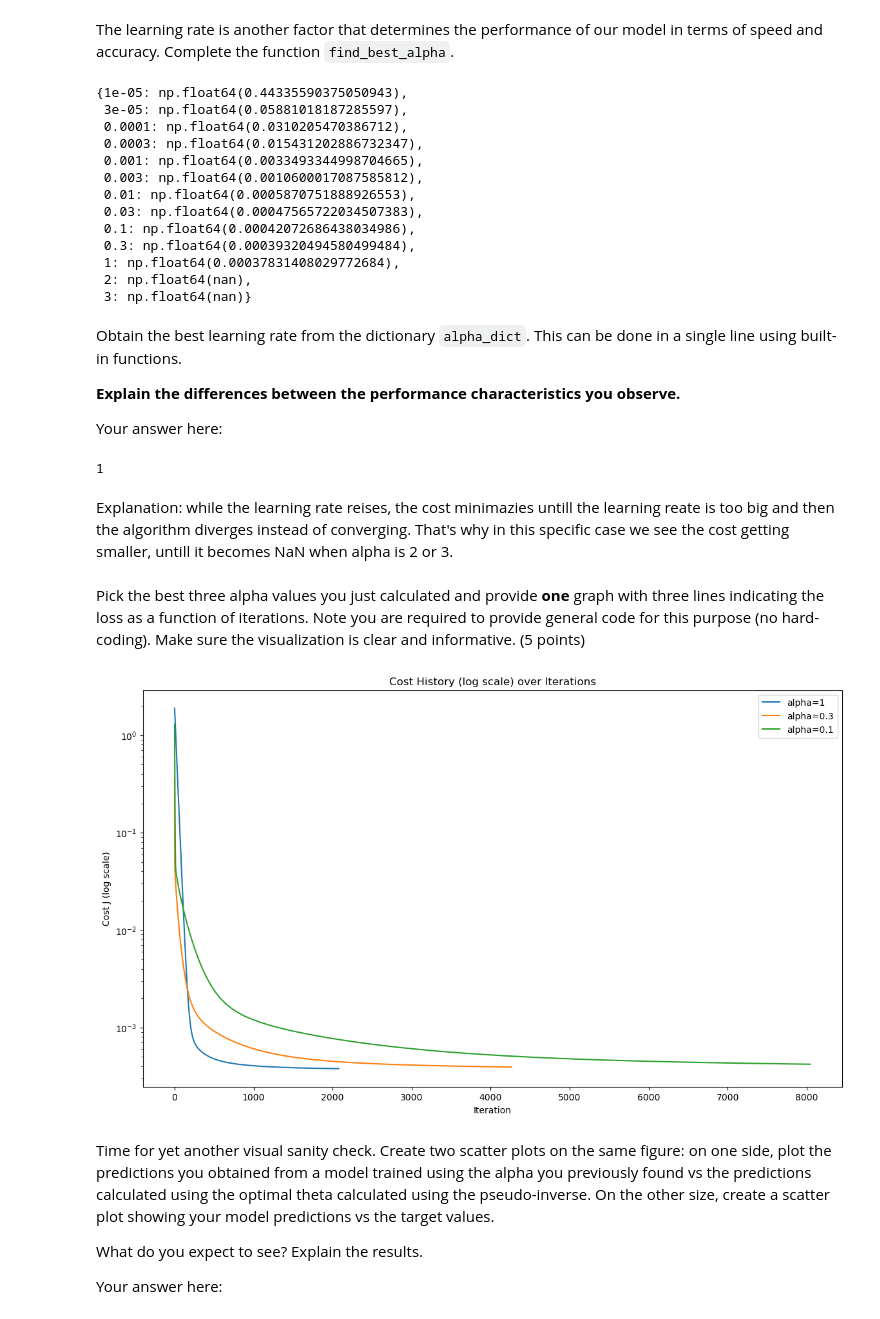
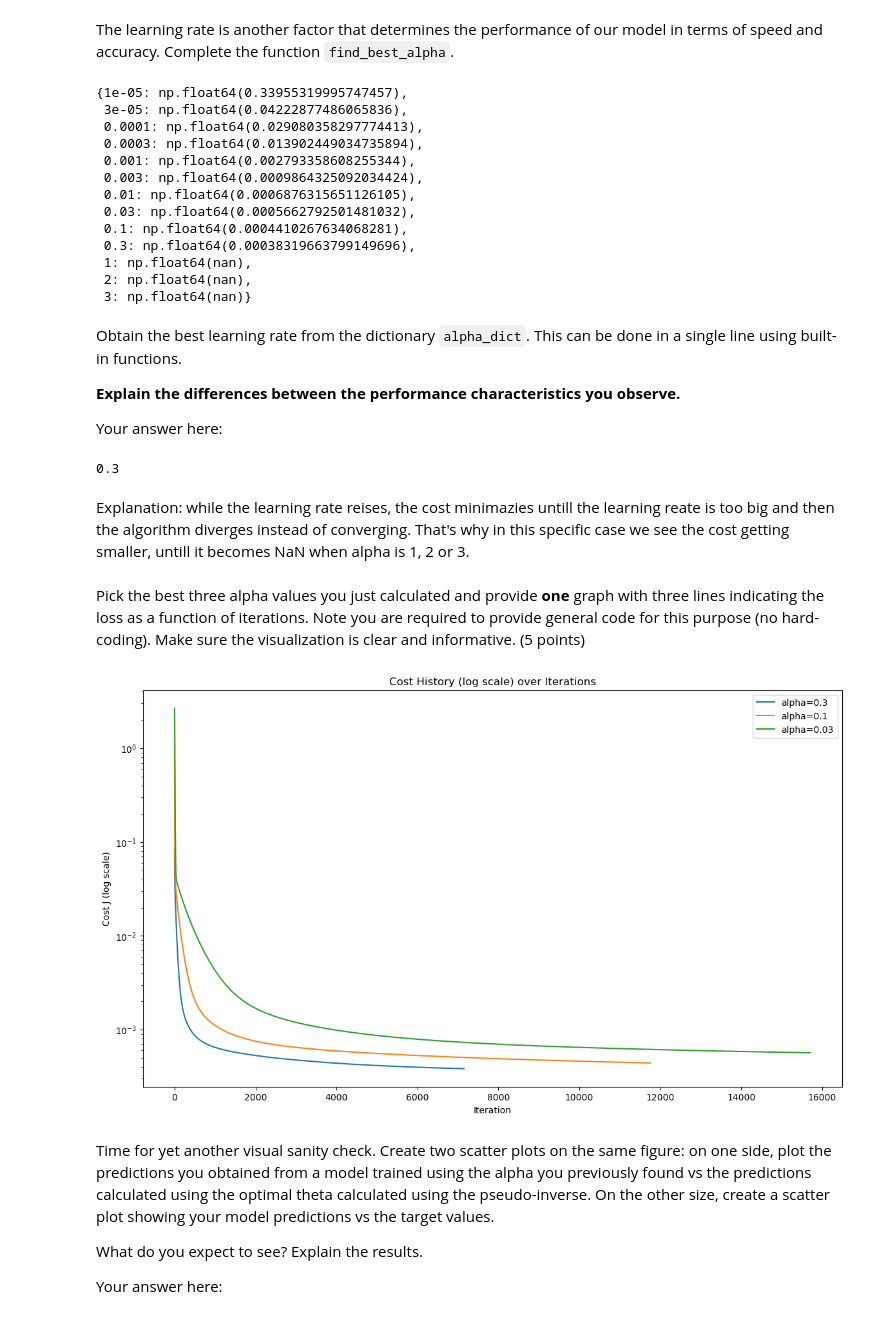
Before and after one commit to Evyatar-shaked/dani-and-evyatar-ML, a Jupyter notebook: HW2/hw2.ipynb, the cells around one changed output. Saved outputs shown, nothing was run; the diff lists cells and outputs as text; code cells hidden in the pictures.

```diff
--- a/HW2/hw2.ipynb
+++ b/HW2/hw2.ipynb
@@ -211,3 +211,4 @@ Add columns of ones as the zeroth column of `X`.
 X_with_bias = np.hstack([np.ones((X.shape[0], 1)), X])
 # Your code ends here
 X_with_bias[:5]
+X = X_with_bias
@@ -459,17 +437,17 @@ def find_best_alpha(X, y, iterations):
 alpha_dict = find_best_alpha(X, y, 40000)
 alpha_dict
 # %% [output]
-{1e-05: np.float64(0.44335590375050943),
- 3e-05: np.float64(0.05881018187285597),
- 0.0001: np.float64(0.0310205470386712),
- 0.0003: np.float64(0.015431202886732347),
- 0.001: np.float64(0.0033493344998704665),
- 0.003: np.float64(0.0010600017087585812),
- 0.01: np.float64(0.0005870751888926553),
- 0.03: np.float64(0.00047565722034507383),
- 0.1: np.float64(0.00042072686438034986),
- 0.3: np.float64(0.00039320494580499484),
- 1: np.float64(0.00037831408029772684),
+{1e-05: np.float64(0.33955319995747457),
+ 3e-05: np.float64(0.04222877486065836),
+ 0.0001: np.float64(0.029080358297774413),
+ 0.0003: np.float64(0.013902449034735894),
+ 0.001: np.float64(0.002793358608255344),
+ 0.003: np.float64(0.0009864325092034424),
+ 0.01: np.float64(0.0006876315651126105),
+ 0.03: np.float64(0.0005662792501481032),
+ 0.1: np.float64(0.0004410267634068281),
+ 0.3: np.float64(0.00038319663799149696),
+ 1: np.float64(nan),
  2: np.float64(nan),
  3: np.float64(nan)}
 # %% [markdown]
@@ -485,32 +463,33 @@ best_alpha = min(alpha_dict, key=alpha_dict.get)
 best_alpha
 # Your code ends here
 # %% [output]
-1
+0.3
 # %% [markdown]
-Explanation: while the learning rate reises, the cost minimazies untill the learning reate is too big and then the algorithm diverges instead of converging. That's why in this specific case we see the cost getting smaller, untill it becomes NaN when alpha is 2 or 3.
+Explanation: while the learning rate reises, the cost minimazies untill the learning reate is too big and then the algorithm diverges instead of converging. That's why in this specific case we see the cost getting smaller, untill it becomes NaN when alpha is 1, 2 or 3.
 # %% [markdown]
 Pick the best three alpha values you just calculated and provide **one** graph with three lines indicating the loss as a function of iterations. Note you are required to provide general code for this purpose (no hard-coding). Make sure the visualization is clear and informative. (5 points)
 # %%
 # Your code starts here
 sorted_alpha_dict = {k: v for k, v in alpha_dict.items() if not (np.isnan(v) or np.isinf(v))} # remove nans and infs
 sorted_alpha_dict = dict(sorted(sorted_alpha_dict.items(), key=lambda item: item[1])) # sort by final cost (minimum first)
-best_three_alphas = list(sorted_alpha_dict.keys())[:3]
+best_three_alphas = list(sorted_alpha_dict.keys())[:3] # take the best three alphas
+
+#make the plot
 plt.xlabel('Iteration')
 plt.ylabel('Cost J (log scale)')
 plt.yscale('log')
 plt.title('Cost History (log scale) over Iterations')
 np.random.seed(42)
-theta = np.random.random(size=X.shape[1]) # using the same initial theta for all alphas as requested.
+theta = np.random.random(size=X.shape[1]) # using the same initial theta for all alphas
 iterations = 40000
-J_history_dict = {}
 for alpha in best_three_alphas:
     final_theta, J_history = gradient_descent(X ,y, theta, alpha, iterations)
     plt.plot(J_history, label=f'alpha={alpha}')
 plt.legend()
 plt.show()
 # Your code ends here
 # %% [output]
-[figure, old version]
+[figure, new version]
 # %% [markdown]
 Time for yet another visual sanity check. Create two scatter plots on the same figure: on one side, plot the predictions you obtained from a model trained using the alpha you previously found vs the predictions calculated using the optimal theta calculated using the pseudo-inverse. On the other size, create a scatter plot showing your model predictions vs the target values.
 
```
Also changed, not shown: parts of 9 cells of this notebook.
